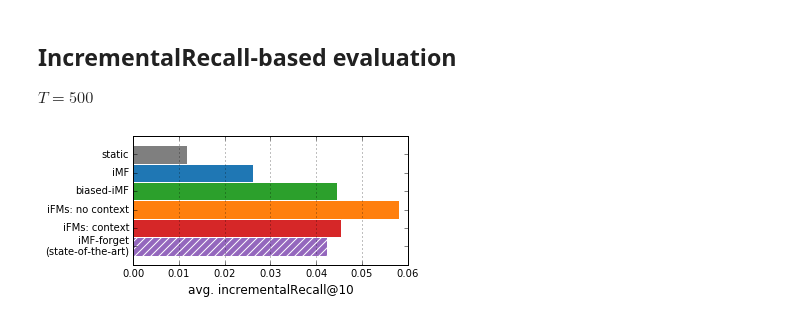
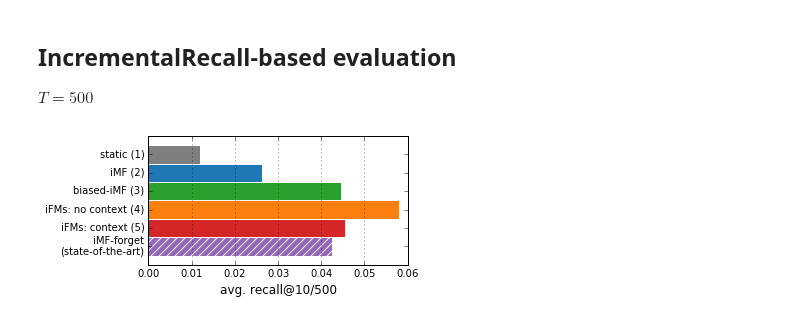
Before and after one commit to takuti/stream-recommender, a Jupyter notebook: experiment.ipynb, the cells around one changed output. Drawn from its saved outputs; the diff is of its cells as text; code cells hidden in the pictures.

```diff
--- a/experiment.ipynb
+++ b/experiment.ipynb
@@ -226,51 +244,56 @@ fig.savefig('../../paper/images/recsys-2016/ml-1m-recall-box.eps')
 
 $T=500$
 # %%
-ML_base500_avgs, ML_base500_time = read_result('results/recsys-2016/ML1M/500/baseline.txt')
-ML_iMF500_avgs, ML_iMF500_time = read_result('results/recsys-2016/ML1M/500/iMF.txt')
-ML_BiMF500_avgs, ML_BiMF_time = read_result('results/recsys-2016/ML1M/500/biased-iMF.txt')
-ML_iFMs500_avgs, ML_iFMs500_time = read_result('results/recsys-2016/ML1M/500/iFMs_no_context.txt')
-ML_ctxiFMs500_avgs, ML_ctxiFMs500_time = read_result('results/recsys-2016/ML1M/500/iFMs_context_aware.txt')
+base500_avgs, base500_time = read_result('results/recsys-2016/ML1M/500/baseline.txt')
+iMF500_avgs, iMF500_time = read_result('results/recsys-2016/ML1M/500/iMF.txt')
+BiMF500_avgs, BiMF_time = read_result('results/recsys-2016/ML1M/500/biased-iMF.txt')
+iFMs500_avgs, iFMs500_time = read_result('results/recsys-2016/ML1M/500/iFMs_no_context.txt')
+iFMs500_ctx_avgs, iFMs500_ctx_time = read_result('results/recsys-2016/ML1M/500/iFMs_context_aware.txt')
 # %%
 fig, ax = plt.subplots()
 
 N = 1
 
-base = np.array([np.mean(ML_base500_avgs)])
-iMF = np.array([np.mean(ML_iMF500_avgs)])
-BiMF = np.array([np.mean(ML_BiMF500_avgs)])
-iFMs = np.array([np.mean(ML_iFMs500_avgs)])
-ctxiFMs = np.array([np.mean(ML_ctxiFMs500_avgs)])
+base = np.array([np.mean(base500_avgs)])
+iMF = np.array([np.mean(iMF500_avgs)])
+BiMF = np.array([np.mean(BiMF500_avgs)])
+iFMs = np.array([np.mean(iFMs500_avgs)])
+iFMs_ctx = np.array([np.mean(iFMs500_ctx_avgs)])
 
 forget = np.array([0.0424313423]) #, 0.0424265769])
 
 ind = np.arange(N) / 2.3 + 0.025
 width = 0.05
 
 y_pos = np.zeros(6)
 for i in range(6):
     y_pos[i] = ind + width * (5 - i)
 
-ax.barh(y_pos[0], base, width, color=model_colors[0], edgecolor='w', label='static')
-ax.barh(y_pos[1], iMF, width, color=model_colors[1], edgecolor='w', label='iMF')
-ax.barh(y_pos[2], BiMF, width, color=model_colors[2], edgecolor='w', label='biased-iMF')
-ax.barh(y_pos[3], iFMs, width, color=model_colors[3], edgecolor='w', label='iFMs: no context')
-ax.barh(y_pos[4], ctxiFMs, width, color=model_colors[4], edgecolor='w', label='iFMs: context-aware')
+ax.barh(y_pos[0], base, width, color=model_colors[0], edgecolor='w', label='(1) static')
+ax.barh(y_pos[1], iMF, width, color=model_colors[1], edgecolor='w', label='(2) iMF')
+ax.barh(y_pos[2], BiMF, width, color=model_colors[2], edgecolor='w', label='(3) biased-iMF')
+ax.barh(y_pos[3], iFMs, width, color=model_colors[3], edgecolor='w', label='(4) iFMs: no context')
+ax.barh(y_pos[4], iFMs_ctx, width, color=model_colors[4], edgecolor='w', label='(5) iFMs: context-aware')
 ax.barh(y_pos[5], forget, width, color=colors[8], edgecolor='w', label='iMF-forget (state-of-the-art)', hatch='///')
 
-ax.set_xlabel('avg. incrementalRecall@10')
+ax.set_xlabel('avg. recall@10/500')
 
 ax.set_yticks(tuple(y_pos + width / 2.))
-ax.set_yticklabels(('static', 'iMF', 'biased-iMF', 'iFMs: no context', 'iFMs: context', 'iMF-forget\n(state-of-the-art)'))
+ax.set_yticklabels(('static (1)',
+                    'iMF (2)',
+                    'biased-iMF (3)',
+                    'iFMs: no context (4)',
+                    'iFMs: context (5)',
+                    'iMF-forget\n(state-of-the-art)'))
 
 ax.xaxis.grid(True)
 # lgd = ax.legend(bbox_to_anchor=(1.01, 1), loc=2, borderaxespad=0., frameon=False)
 # lgd = ax.legend(bbox_to_anchor=(0., 1.02, 1., .102), loc=3, ncol=2, mode="expand", borderaxespad=0., frameon=False)
 
 fig.set_size_inches((5.5, 2.5))
 fig.patch.set_alpha(0.0)
 
 plt.tight_layout()
 fig.savefig('../../paper/images/recsys-2016/incremental_recall.eps')
 # %% [output]
-[figure, old version]
+[figure, new version]
```
Also changed, not shown: parts of 20 cells of this notebook.
